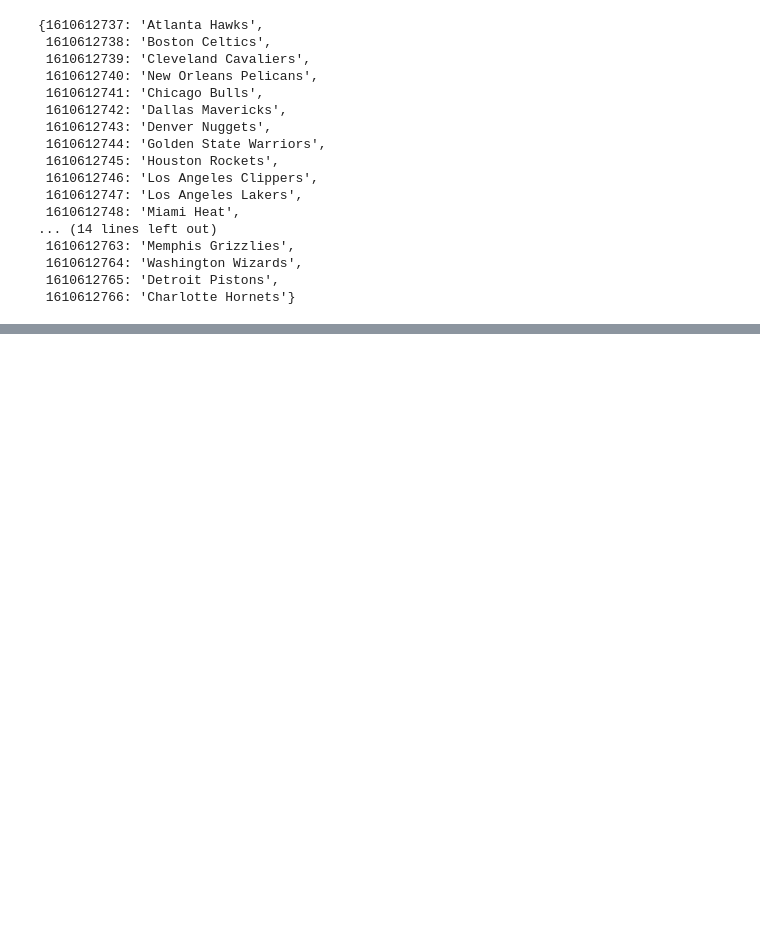
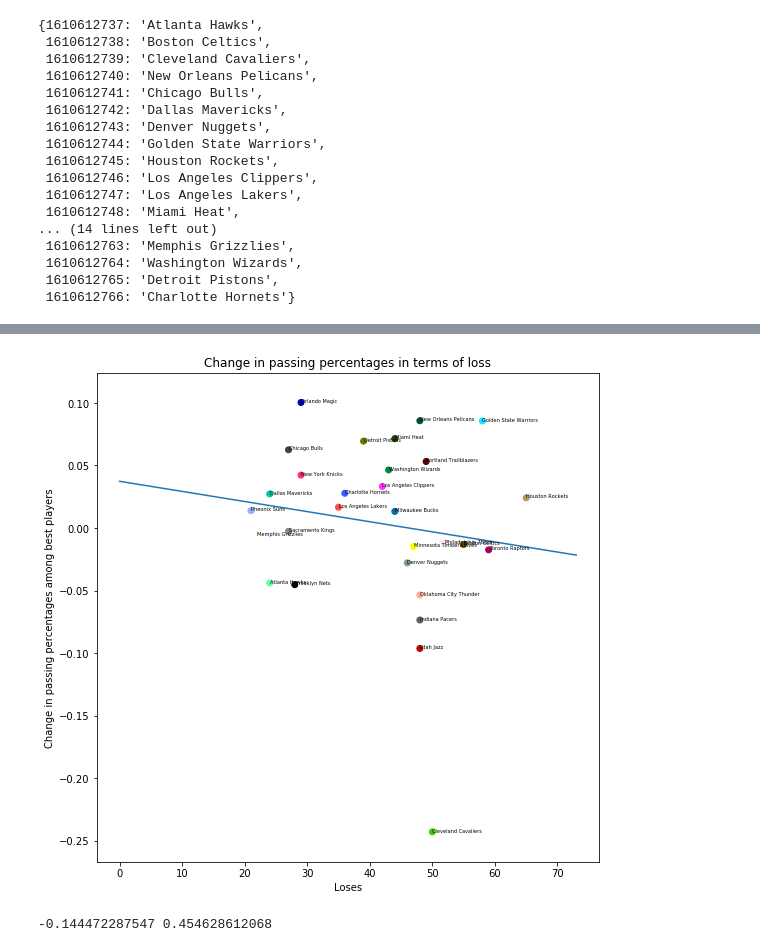
Before and after one commit to rrnarayan1/nba-passing-analysis, a Jupyter notebook: passing.ipynb, the cells around one changed output, grey strips where cells are left out. Drawn from its saved outputs; the diff is of its cells as text; code cells hidden in the pictures; blank space fills up the shorter version.

```diff
--- a/passing.ipynb
+++ b/passing.ipynb
@@ -131,0 +529,9 @@ pass_to_specific_name("Durant, Kevin", sc_lose)
+# %%
+losing_percentages3 = {}
+
+for elem in two_best_players_m:
+    temp_players = two_best_players_m[elem]
+    #print(players[0])
+    #print(elem)
+    losing_percentages3[elem] = assist_to_specific_player(temp_players[1], temp_players[0],False)
+losing_percentages3
@@ -131,0 +556,5 @@ pass_to_specific_name("Durant, Kevin", sc_lose)
+# %%
+difference_win_minus_loss3 = {}
+for elem in winning_percentages3:
+    difference_win_minus_loss3[elem] = winning_percentages3[elem] - losing_percentages3[elem]
+difference_win_minus_loss3
@@ -131,0 +579,30 @@ pass_to_specific_name("Durant, Kevin", sc_lose)
+# %%
+x = []
+y = []
+colors=["#000000", "#FFFF00", "#1CE6FF", "#FF34FF", "#FF4A46", "#008941", "#006FA6", "#A30059",
+        "#FFDBE5", "#7A4900", "#0000A6", "#63FFAC", "#B79762", "#004D43", "#8FB0FF", "#997D87",
+        "#5A0007", "#809693", "#FEFFE6", "#1B4400", "#4FC601", "#3B5DFF", "#4A3B53", "#FF2F80",
+        "#61615A", "#BA0900", "#6B7900", "#00C2A0", "#FFAA92", "#FF90C9"]
+plt.figure(figsize=(9,9))
+for team in two_best_players_m:
+    xx = num_wins[team]
+    yy = difference_win_minus_loss3[team]
+    x.append(xx)
+    y.append(yy)
+    plt.annotate(team,(xx,yy), fontsize=5)
+reject_outliers(y,x)
+plt.scatter(x,y,c=colors)
+plt.title("Change in passing percentages in terms of loss")
+plt.xlabel("Loses")
+plt.ylabel("Change in passing percentages among best players")
+#plt.show()
+b,m,r,p,_ = scipy.stats.linregress(x,y)
+yz = np.poly1d([b,m])(np.arange(74))
+plt.plot(np.arange(74),yz)
+plt.show()
+# %% [output]
+[figure, added]
+# %%
+print(r,p)
+# %% [output]
+-0.144472287547 0.454628612068
```
Also changed, not shown: parts of 59 cells of this notebook, 1 other file.
